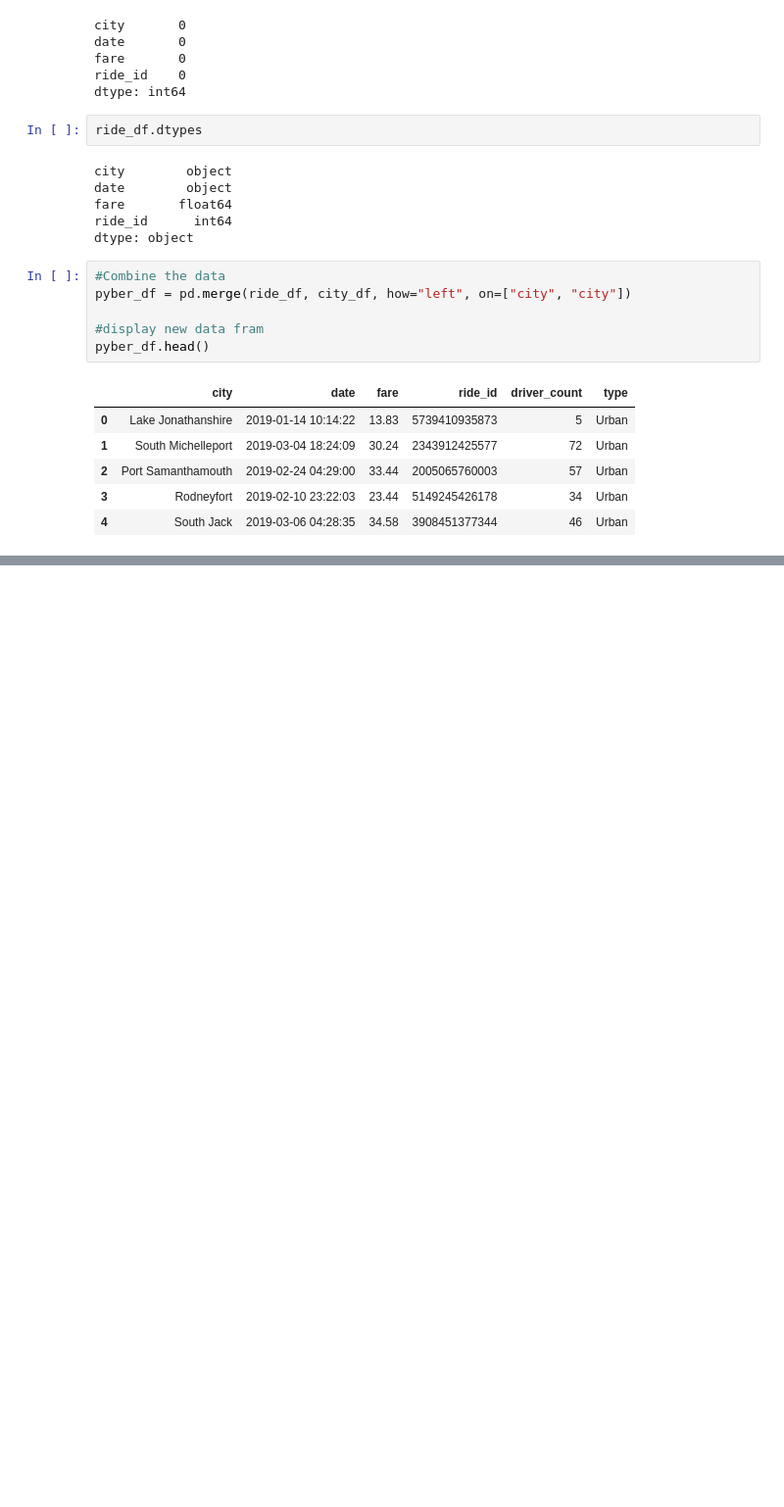
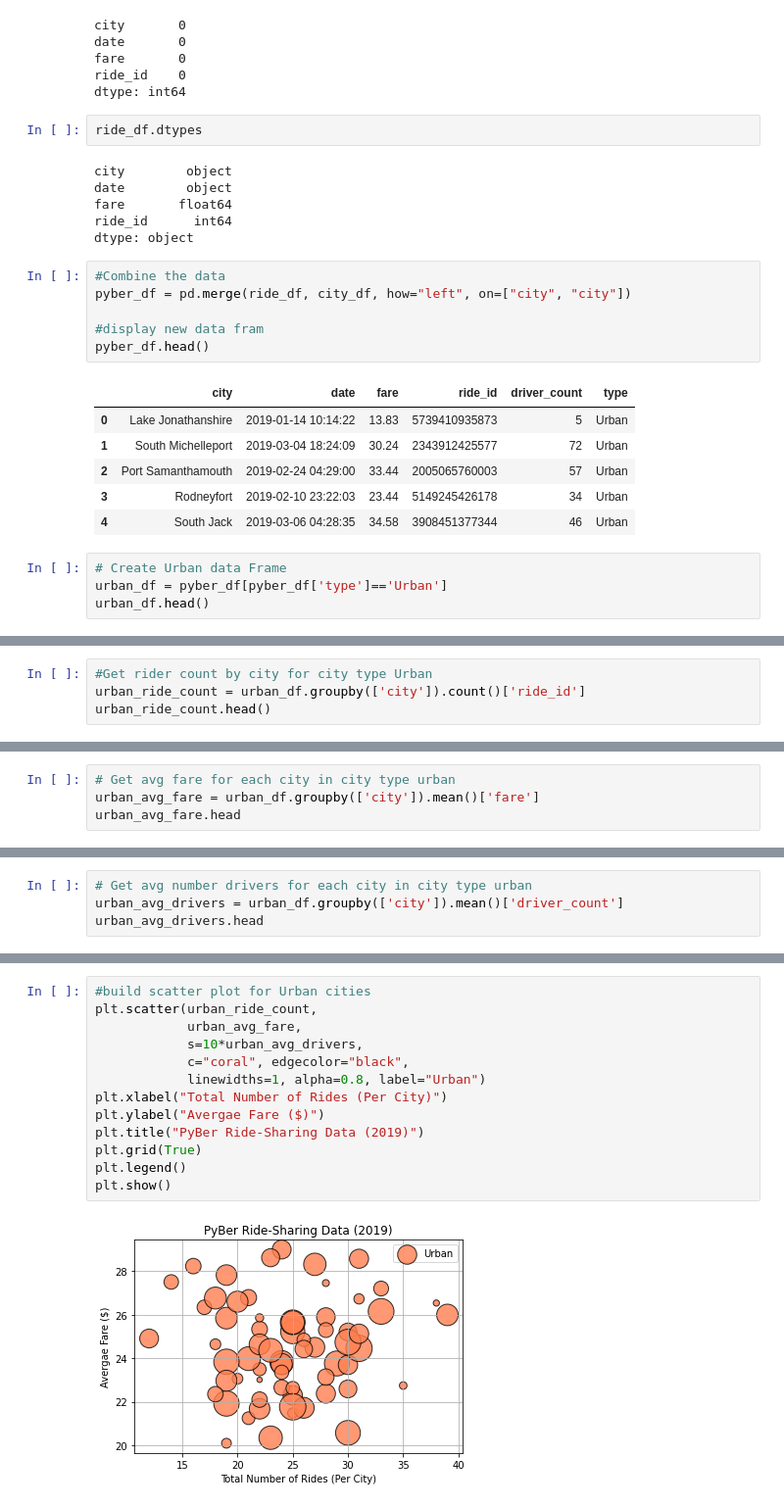
Before and after one commit to fatehluqman/PyBer_Analysis, a Jupyter notebook: PyBer.ipynb, the cells around one changed output, grey strips where cells are left out. Shown: that part at 98% size. Drawn from its saved outputs; the diff is of its cells as text; blank space fills up the shorter version.

Commit message:
added scatter plot for city types

```diff
--- a/PyBer.ipynb
+++ b/PyBer.ipynb
@@ -132,3 +132,7 @@ pyber_df.head()
 | 2 | Port Samanthamouth | 2019-02-24 04:29:00 | 33.44 | 2005065760003 | 57 | Urban |
 | 3 | Rodneyfort | 2019-02-10 23:22:03 | 23.44 | 5149245426178 | 34 | Urban |
 | 4 | South Jack | 2019-03-06 04:28:35 | 34.58 | 3908451377344 | 46 | Urban |
+# %%
+# Create Urban data Frame
+urban_df = pyber_df[pyber_df['type']=='Urban']
+urban_df.head()
@@ -134,0 +168,4 @@ pyber_df.head()
+# %%
+#Get rider count by city for city type Urban
+urban_ride_count = urban_df.groupby(['city']).count()['ride_id']
+urban_ride_count.head()
@@ -134,0 +204,4 @@ pyber_df.head()
+# %%
+# Get avg fare for each city in city type urban
+urban_avg_fare = urban_df.groupby(['city']).mean()['fare']
+urban_avg_fare.head
@@ -134,0 +269,4 @@ pyber_df.head()
+# %%
+# Get avg number drivers for each city in city type urban
+urban_avg_drivers = urban_df.groupby(['city']).mean()['driver_count']
+urban_avg_drivers.head
@@ -134,0 +334,15 @@ pyber_df.head()
+# %%
+#build scatter plot for Urban cities
+plt.scatter(urban_ride_count,
+            urban_avg_fare,
+            s=10*urban_avg_drivers,
+            c="coral", edgecolor="black",
+            linewidths=1, alpha=0.8, label="Urban")
+plt.xlabel("Total Number of Rides (Per City)")
+plt.ylabel("Avergae Fare ($)")
+plt.title("PyBer Ride-Sharing Data (2019)")
+plt.grid(True)
+plt.legend()
+plt.show()
+# %% [output]
+[figure, added]
```
Also changed, not shown: parts of 15 cells of this notebook, 1 other file.
